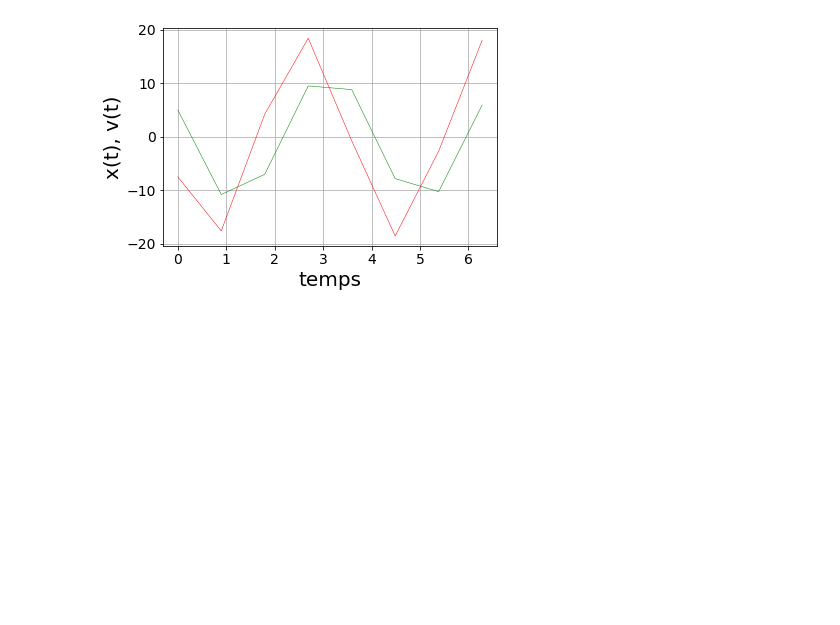
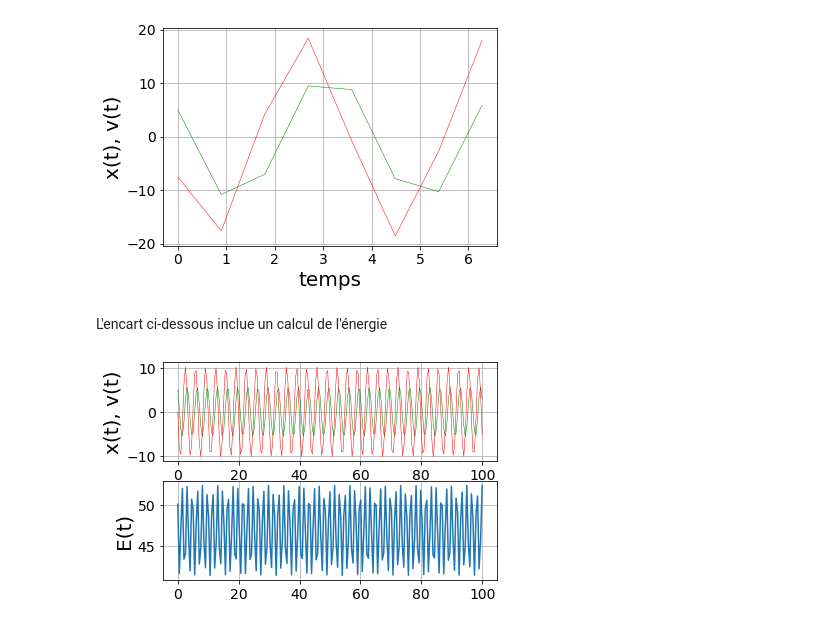
Before and after one commit to Yves-LEMEN/potentiel-quadratique, a Jupyter notebook: mouvement point dans potentiel.ipynb, the cells around one changed output. Cells and saved outputs as stored; diff of their text form; code cells hidden in the pictures; blank space fills up the shorter version.

```diff
--- a/mouvement point dans potentiel.ipynb
+++ b/mouvement point dans potentiel.ipynb
@@ -189,3 +229,73 @@ show()
 ###############################################################################
 # %% [output]
 [figure]
+# %% [markdown]
+L'encart ci-dessous inclue un calcul de l'énergie
+# %%
+###############################################################################
+from pylab import *
+import matplotlib.pyplot as plt
+###############################################################################
+# création de la fonction resoudre
+def resoudre(x0,v0,E):
+    ###########################################################################
+    # Initialisation à 0 des variables, et Conditions initiales
+    x = zeros(N)
+    v = zeros(N)
+
+    x[0] = x0
+    v[0] = v0
+
+###########################################################################
+# Intégration "leapfrog"
+
+    for i in range(N-1):
+        v[i + 1] = v[i] - dt*x[i]*omg**2
+        x[i + 1] = x[i] + dt*v[i + 1]
+
+        E[i] = 0.5*((omg*x[i])**2 + ((v[i] + v[i+1])/2.0)**2)
+
+###########################################################################
+# Solution
+    return x,v,E
+
+###############################################################################
+# Programme principal et assignation de la fréquence fondamentale omg de la quantité x0  (condition initiale) du temps de
+# propagation tps et du pas d'intégration N
+x0=5.0
+v0=0
+omg=1.82
+N = 200
+tps=100
+
+
+t = linspace(0,tps,N)
+t1= linspace(0,tps,N-1)
+dt = t[1] - t[0]
+E = zeros(N-1)
+x,v,E = resoudre(x0,v0,E)
+
+
+###############################################################################
+# représentation graphique
+rcParams["axes.grid"] = True
+rcParams['font.size'] = 14
+rcParams['axes.labelsize'] = 20
+figure()
+
+subplot(211)
+plt.plot(t,x,'g',linewidth=0.5)
+plt.plot(t,v,'r',linewidth=0.5)
+xlabel("temps")
+ylabel("x(t), v(t)")
+
+
+subplot(212)
+plot(t1,E)
+ylabel("E(t)")
+
+###############################################################################
+show()
+###############################################################################
+# %% [output]
+[figure, added]
```
Also changed, not shown: parts of 5 cells of this notebook.
